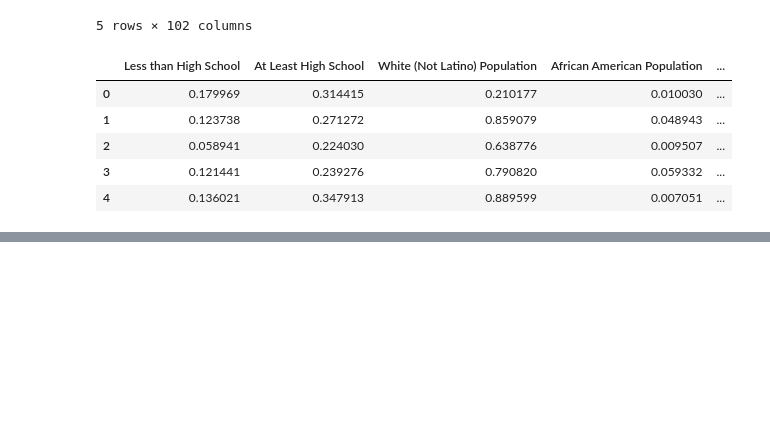
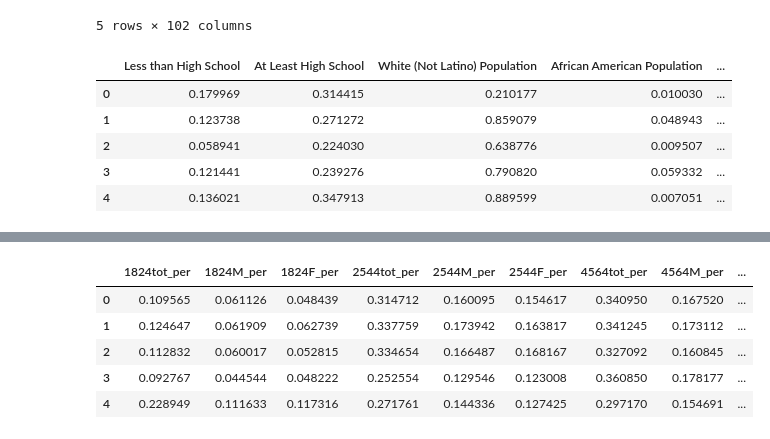
Before and after one commit to eweed001/ORIE-4741-Project, a Jupyter notebook: data_collection_cleaning2020.ipynb, the cells around one changed output, grey strips where cells are left out. Cells and saved outputs as stored; diff of their text form; code cells hidden in the pictures; blank space fills up the shorter version.

```diff
--- a/data_collection_cleaning2020.ipynb
+++ b/data_collection_cleaning2020.ipynb
@@ -802,0 +934,38 @@ df_small_final.to_csv(r'/Users/emilyweed/Cornell2020-2021/ORIE4741/Project/ORIE-
+# %%
+#Subsetting by columns we need
+df_states = df_states[['STATE', 'COUNTY', 'STNAME', 'CTYNAME','AGE18PLUS_TOT','AGE18PLUS_MALE','AGE18PLUS_FEM', 'AGE1824_TOT', 'AGE1824_MALE','AGE1824_FEM',
+                       'AGE2544_TOT','AGE2544_MALE','AGE2544_FEM', 'AGE4564_TOT','AGE4564_MALE', 'AGE4564_FEM',
+                      'AGE65PLUS_TOT', 'AGE65PLUS_MALE', 'AGE65PLUS_FEM']]
+# %%
+# Dividing by total value to get a percentage
+df_states['1824tot_per'] = df_states['AGE1824_TOT']/df_states['AGE18PLUS_TOT']
+df_states['1824M_per'] = df_states['AGE1824_MALE']/df_states['AGE18PLUS_TOT']
+df_states['1824F_per'] = df_states['AGE1824_FEM']/df_states['AGE18PLUS_TOT']
+df_states['2544tot_per'] = df_states['AGE2544_TOT']/df_states['AGE18PLUS_TOT']
+df_states['2544M_per'] = df_states['AGE2544_MALE']/df_states['AGE18PLUS_TOT']
+df_states['2544F_per'] = df_states['AGE2544_FEM']/df_states['AGE18PLUS_TOT']
+df_states['4564tot_per'] = df_states['AGE4564_TOT']/df_states['AGE18PLUS_TOT']
+df_states['4564M_per'] = df_states['AGE4564_MALE']/df_states['AGE18PLUS_TOT']
+df_states['4564F_per'] = df_states['AGE4564_FEM']/df_states['AGE18PLUS_TOT']
+df_states['65tot_per'] = df_states['AGE65PLUS_TOT']/df_states['AGE18PLUS_TOT']
+df_states['65M_per'] = df_states['AGE65PLUS_MALE']/df_states['AGE18PLUS_TOT']
+df_states['65F_per'] = df_states['AGE65PLUS_FEM']/df_states['AGE18PLUS_TOT']
+# %%
+#Creating a fips column so we can merge
+df_states['state_county_fips'] = 0
+df_states = df_states.reset_index()
+for i in range(0,len(df_states)):
+    if(df_states['STATE'][i]) < 10:
+        if (df_states['COUNTY'][i]) < 10:
+            df_states['state_county_fips'][i] = '0'+str(df_states['STATE'][i]) + '00' + str(df_states['COUNTY'][i])
+        elif (df_states['COUNTY'][i]) < 100:
+            df_states['state_county_fips'][i] = '0'+str(df_states['STATE'][i]) + '0' + str(df_states['COUNTY'][i])
+        else:
+            df_states['state_county_fips'][i] = '0'+str(df_states['STATE'][i]) + '' + str(df_states['COUNTY'][i])
+    elif (df_states['COUNTY'][i]) < 10:
+        df_states['state_county_fips'][i] = str(df_states['STATE'][i]) + '00' + str(df_states['COUNTY'][i])
+    elif (df_states['COUNTY'][i]) < 100:
+        df_states['state_county_fips'][i] = str(df_states['STATE'][i]) + '0' + str(df_states['COUNTY'][i])
+    else:
+        df_states['state_county_fips'][i] = str(df_states['STATE'][i]) + '' + str(df_states['COUNTY'][i])
+df_states.head()
@@ -802,0 +999,14 @@ df_small_final.to_csv(r'/Users/emilyweed/Cornell2020-2021/ORIE4741/Project/ORIE-
+# %%
+#Converting it to a string
+df_states['state_county_fips'] = df_states['state_county_fips'].apply(str)
+# %%
+drop_state_cols = [0,1,2,3,4,5,6,7,8,9,10,11,12,13,14,15,16,17,18,19]
+df_states = df_states.drop(df_states.columns[drop_state_cols], axis=1)
+df_states.head()
+# %% [output]
+|  | 1824tot_per | 1824M_per | 1824F_per | 2544tot_per | 2544M_per | 2544F_per | 4564tot_per | 4564M_per | ... |
+| 0 | 0.109565 | 0.061126 | 0.048439 | 0.314712 | 0.160095 | 0.154617 | 0.340950 | 0.167520 | ... |
+| 1 | 0.124647 | 0.061909 | 0.062739 | 0.337759 | 0.173942 | 0.163817 | 0.341245 | 0.173112 | ... |
+| 2 | 0.112832 | 0.060017 | 0.052815 | 0.334654 | 0.166487 | 0.168167 | 0.327092 | 0.160845 | ... |
+| 3 | 0.092767 | 0.044544 | 0.048222 | 0.252554 | 0.129546 | 0.123008 | 0.360850 | 0.178177 | ... |
+| 4 | 0.228949 | 0.111633 | 0.117316 | 0.271761 | 0.144336 | 0.127425 | 0.297170 | 0.154691 | ... |
```
Also changed, not shown: parts of 23 cells of this notebook, 2 other files.
